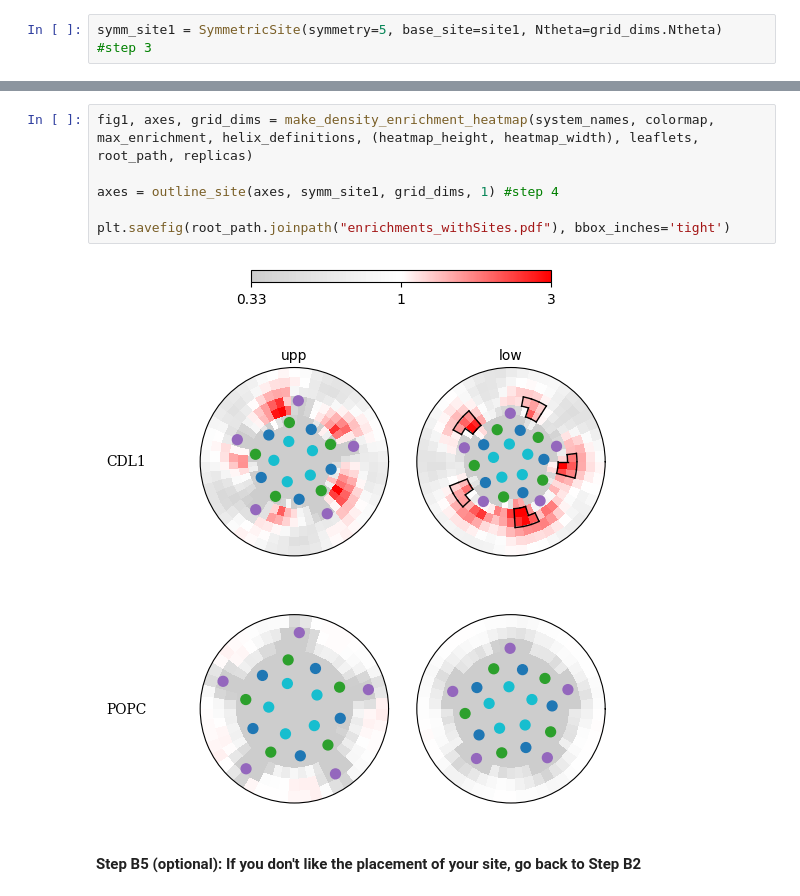
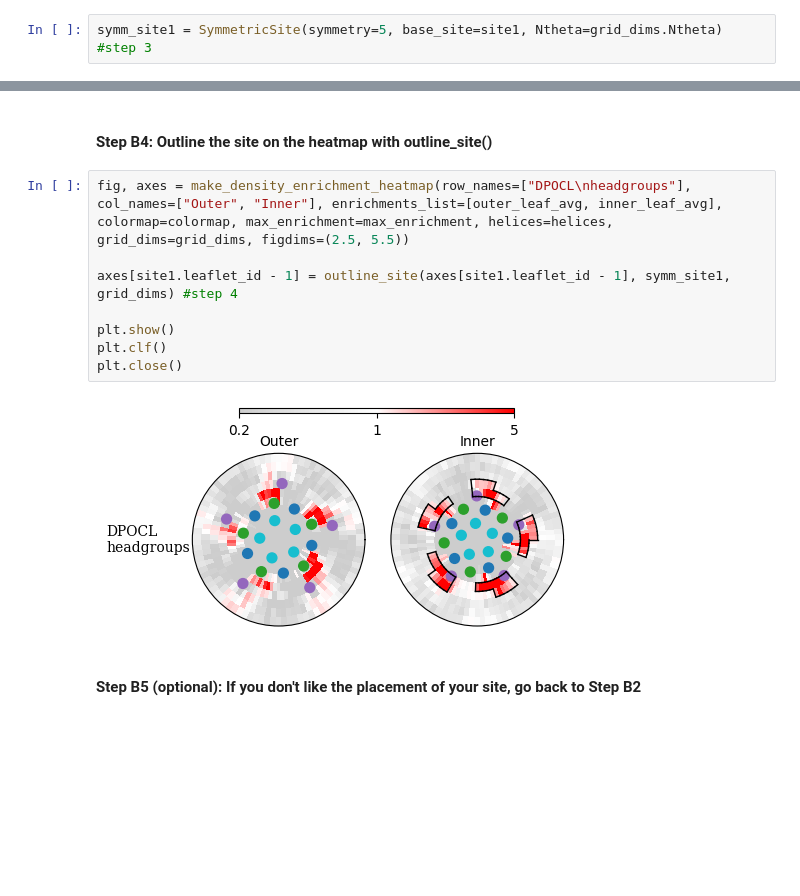
Before and after one commit to BranniganLab/density_threshold_affinity, a Jupyter notebook: python/multiple_replicas_symmetric_site.ipynb, the cells around one changed output, grey strips where cells are left out. Saved outputs shown, nothing was run; the diff lists cells and outputs as text; blank space fills up the shorter version.

```diff
--- a/python/multiple_replicas_symmetric_site.ipynb
+++ b/python/multiple_replicas_symmetric_site.ipynb
@@ -70,11 +80,15 @@ switch the axes index to '3'.
-# %%
-fig1, axes, grid_dims = make_density_enrichment_heatmap(system_names, colormap, max_enrichment, helix_definitions, (heatmap_height, heatmap_width), leaflets, root_path, replicas)
-
-axes = outline_site(axes, symm_site1, grid_dims, 1) #step 4
-
-plt.savefig(root_path.joinpath("enrichments_withSites.pdf"), bbox_inches='tight')
-# %% [output]
-[figure, removed]
+# %% [markdown]
+#### Step B4: Outline the site on the heatmap with outline_site()
+# %%
+fig, axes = make_density_enrichment_heatmap(row_names=["DPOCL\nheadgroups"], col_names=["Outer", "Inner"], enrichments_list=[outer_leaf_avg, inner_leaf_avg], colormap=colormap, max_enrichment=max_enrichment, helices=helices, grid_dims=grid_dims, figdims=(2.5, 5.5))
+
+axes[site1.leaflet_id - 1] = outline_site(axes[site1.leaflet_id - 1], symm_site1, grid_dims) #step 4
+
+plt.show()
+plt.clf()
+plt.close()
+# %% [output]
+[figure, added]
 # %% [markdown]
 #### Step B5 (optional): If you don't like the placement of your site, go back to Step B2
 # %% [markdown]
```
Also changed, not shown: parts of 11 cells of this notebook.
